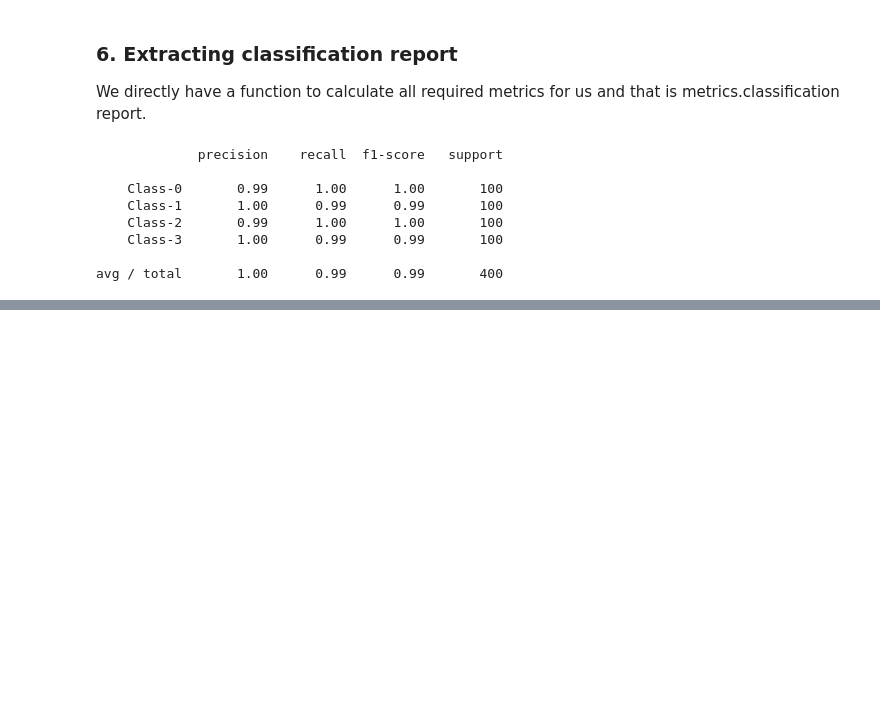
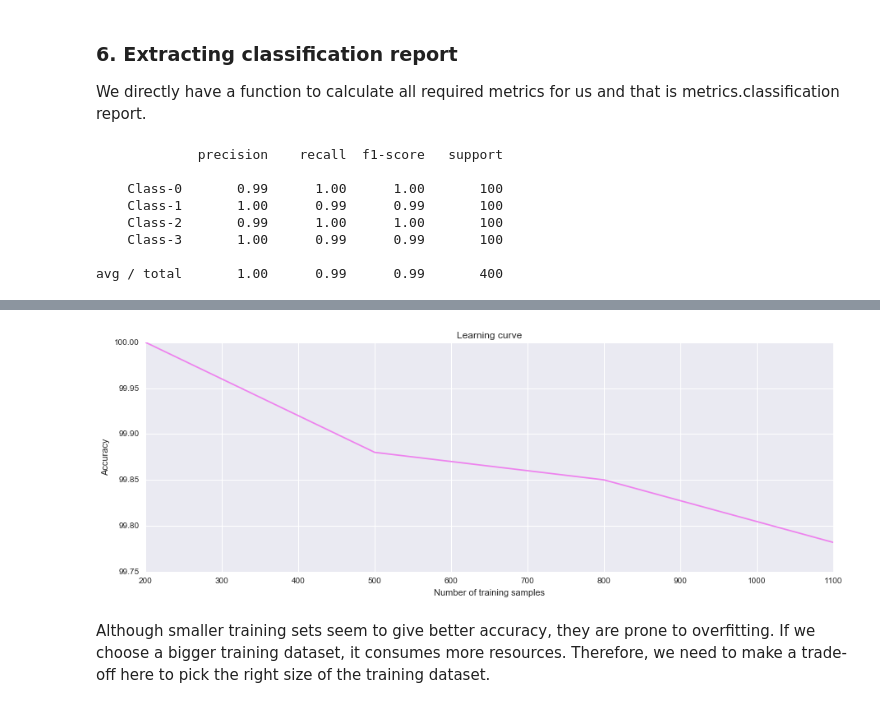
Before and after one commit to phanikiran99/PyML_Cookbook, a Jupyter notebook: Chapter02/Constructing a Classifier.ipynb, the cells around one changed output, grey strips where cells are left out. Drawn from its saved outputs; the diff is of its cells as text; code cells hidden in the pictures; blank space fills up the shorter version.

```diff
--- a/Chapter02/Constructing a Classifier.ipynb
+++ b/Chapter02/Constructing a Classifier.ipynb
@@ -297,0 +439,9 @@ avg / total       1.00      0.99      0.99       400
+# %%
+classifier = RandomForestClassifier(random_state=7)
+
+parameter_grid = np.array([200, 500, 800, 1100])
+train_sizes, train_scores, validation_scores = learning_curve(classifier,
+        X, y, train_sizes=parameter_grid, cv=5)
+print "\n##### LEARNING CURVES #####"
+print "\nTraining scores:\n", train_scores
+print "\nValidation scores:\n", validation_scores
@@ -297,0 +462,12 @@ avg / total       1.00      0.99      0.99       400
+# %%
+# Plot the curve
+with sns.axes_style('darkgrid'):
+    plt.figure(figsize=(15,5))
+    plt.plot(parameter_grid, 100*np.average(train_scores, axis=1), color='violet')
+    plt.title('Learning curve')
+    plt.xlabel('Number of training samples')
+    plt.ylabel('Accuracy')
+# %% [output]
+[figure, added]
+# %% [markdown]
+Although smaller training sets seem to give better accuracy, they are prone to overfitting. If we choose a bigger training dataset, it consumes more resources. Therefore, we need to make a trade-off here to pick the right size of the training dataset.
```
Also changed, not shown: parts of 27 cells of this notebook, 1 other file.
